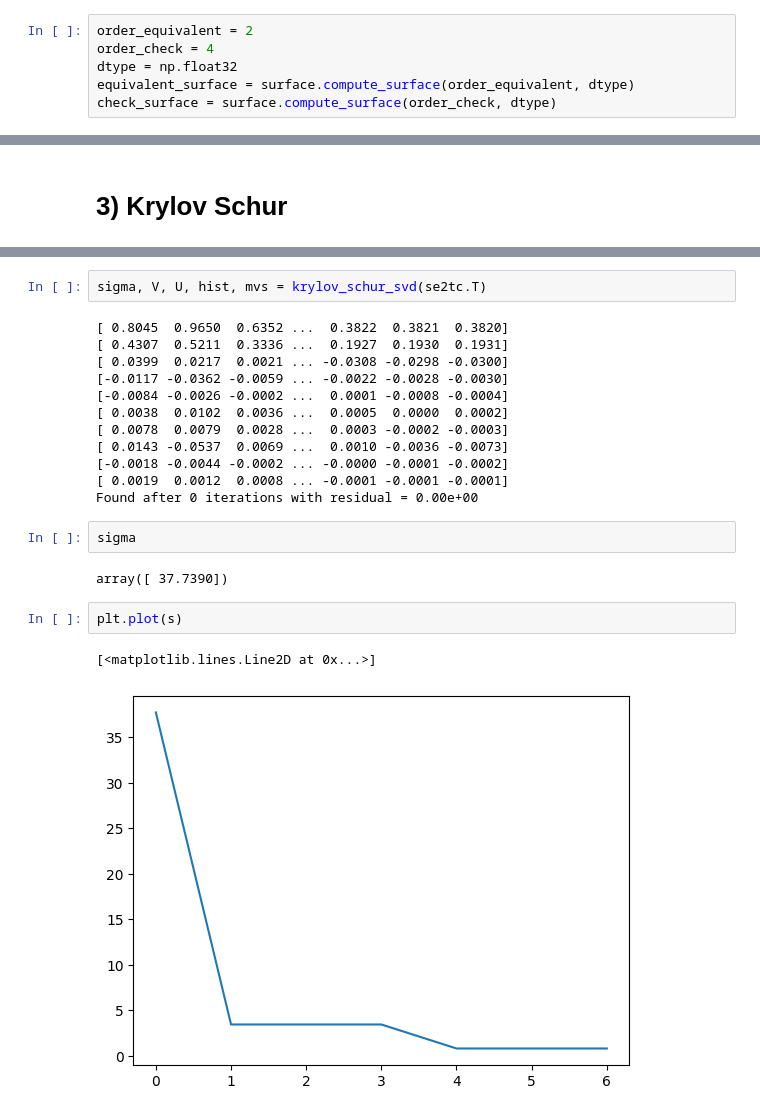
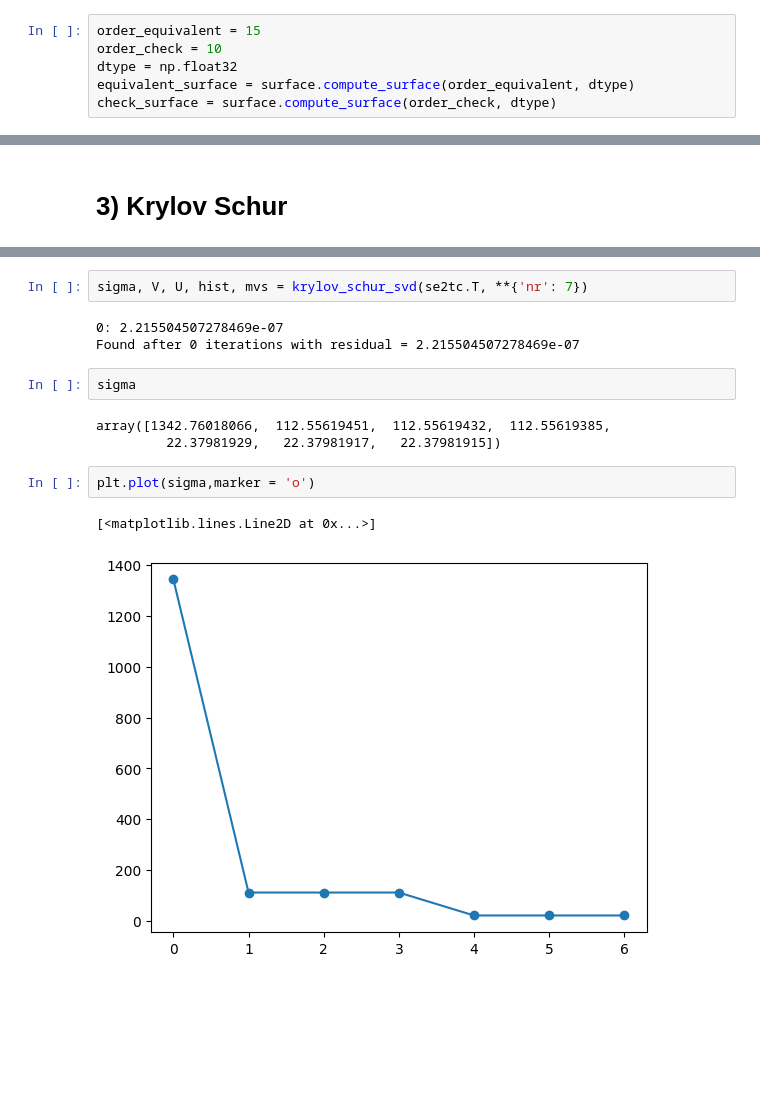
Before and after one commit to ChamuV/Krylov_Shur_Decomposition, a Jupyter notebook: test_krylov_schur_compression.ipynb, the cells around one changed output, grey strips where cells are left out. Saved outputs shown, nothing was run; the diff lists cells and outputs as text; blank space fills up the shorter version.

```diff
--- a/test_krylov_schur_compression.ipynb
+++ b/test_krylov_schur_compression.ipynb
@@ -110,8 +113,8 @@ def compress_m2l_gram_matrix(
 
     # return u, s, vt, hashes
 # %%
-order_equivalent = 2
-order_check = 4
+order_equivalent = 15
+order_check = 10
 dtype = np.float32
 equivalent_surface = surface.compute_surface(order_equivalent, dtype)
 check_surface = surface.compute_surface(order_check, dtype)
@@ -192,23 +192,15 @@ array([[ 0.1299,  0.1219,  0.1352, ...,  0.1288,  0.1454,  0.1649],
 # %%
-sigma, V, U, hist, mvs = krylov_schur_svd(se2tc.T)
+sigma, V, U, hist, mvs = krylov_schur_svd(se2tc.T, **{'nr': 7})
 # %% [output]
-[ 0.8045  0.9650  0.6352 ...  0.3822  0.3821  0.3820]
-[ 0.4307  0.5211  0.3336 ...  0.1927  0.1930  0.1931]
-[ 0.0399  0.0217  0.0021 ... -0.0308 -0.0298 -0.0300]
-[-0.0117 -0.0362 -0.0059 ... -0.0022 -0.0028 -0.0030]
-[-0.0084 -0.0026 -0.0002 ...  0.0001 -0.0008 -0.0004]
-[ 0.0038  0.0102  0.0036 ...  0.0005  0.0000  0.0002]
-[ 0.0078  0.0079  0.0028 ...  0.0003 -0.0002 -0.0003]
-[ 0.0143 -0.0537  0.0069 ...  0.0010 -0.0036 -0.0073]
-[-0.0018 -0.0044 -0.0002 ... -0.0000 -0.0001 -0.0002]
-[ 0.0019  0.0012  0.0008 ... -0.0001 -0.0001 -0.0001]
-Found after 0 iterations with residual = 0.00e+00
+0: 2.215504507278469e-07
+Found after 0 iterations with residual = 2.215504507278469e-07
 # %%
 sigma
 # %% [output]
-array([ 37.7390])
+array([1342.76018066,  112.55619451,  112.55619432,  112.55619385,
+         22.37981929,   22.37981917,   22.37981915])
 # %%
-plt.plot(s)
+plt.plot(sigma,marker = 'o')
 # %% [output]
 [<matplotlib.lines.Line2D at 0x...>]
-[figure, old version]
+[figure, new version]
```
Also changed, not shown: parts of 19 cells of this notebook, 1 other file.
